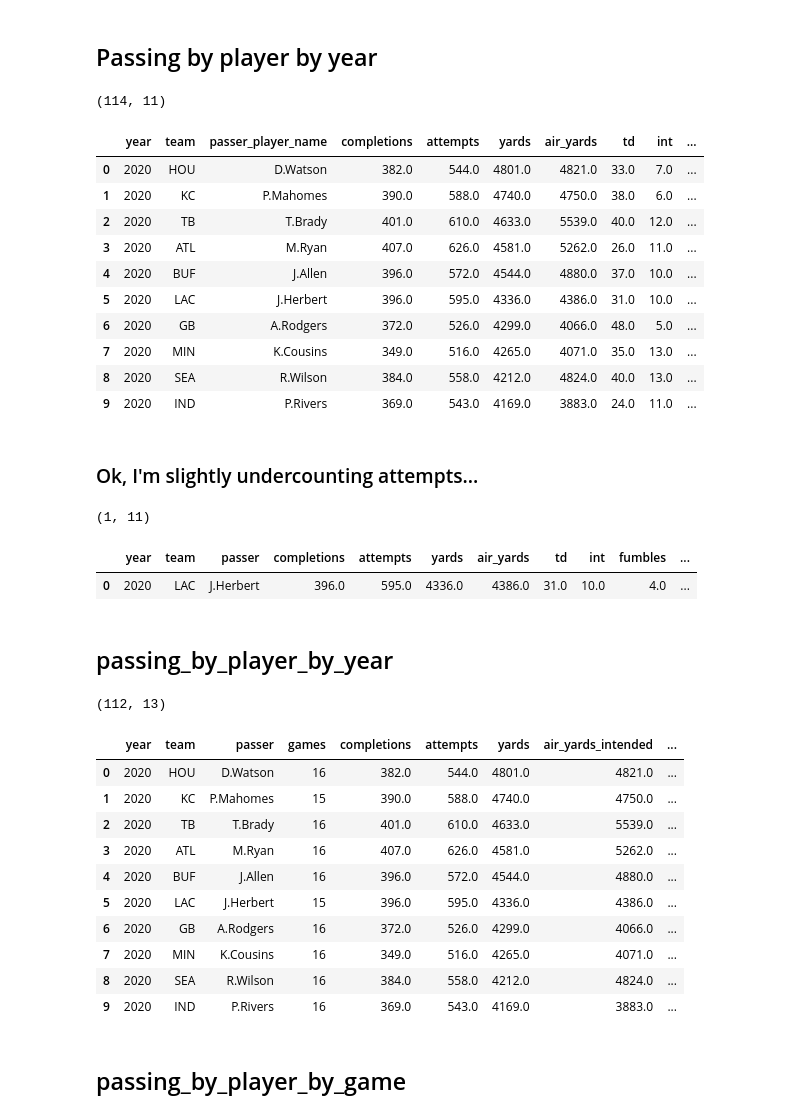
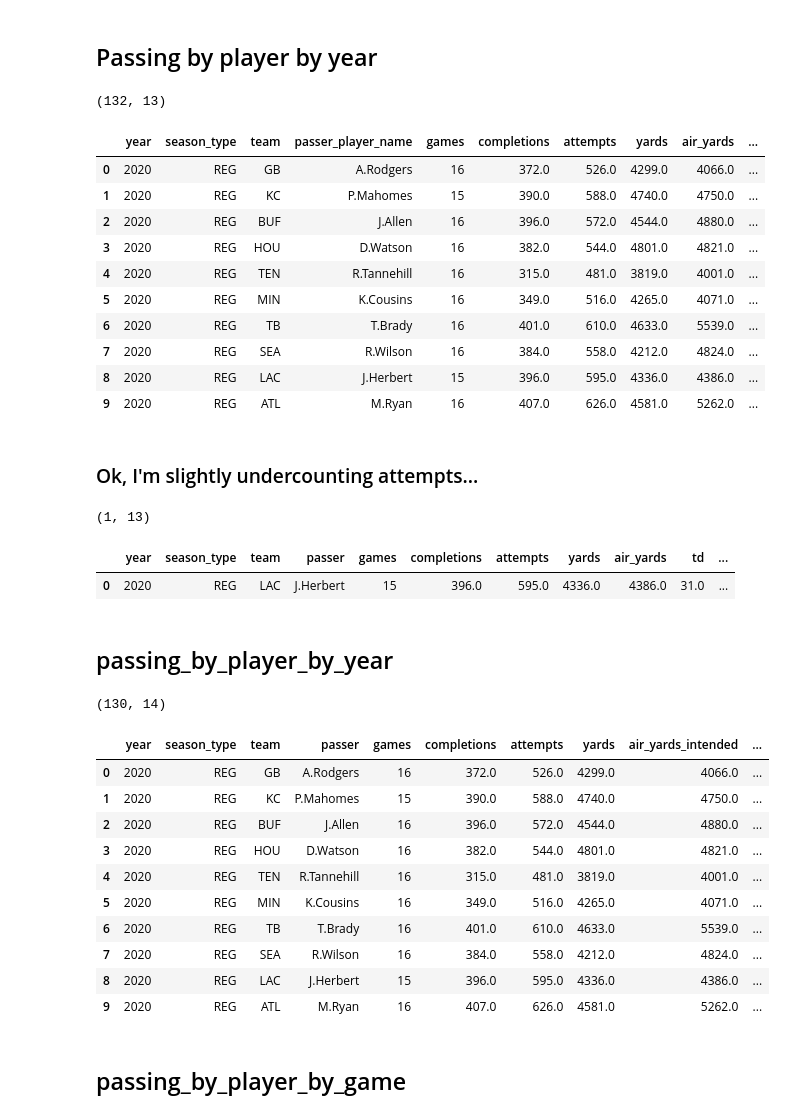
Before and after one commit to shind07/nfl-data, a Jupyter notebook: notebooks/passing.ipynb, the cells around one changed output. Drawn from its saved outputs; the diff is of its cells as text; code cells hidden in the pictures.

```diff
--- a/notebooks/passing.ipynb
+++ b/notebooks/passing.ipynb
@@ -324,8 +325,10 @@ need to count qb_spike!! When their is a qb spike, passer is None but passer_pal
 query = """
     SELECT
         year,
+        season_type,
         posteam AS team,
         passer_player_name,
+        COUNT(DISTINCT game_id) as games,
         SUM(complete_pass) AS completions,
         SUM(pass_attempt) AS attempts,
         SUM(yards_gained) AS yards,
@@ -341,35 +344,36 @@ query = """
         AND two_point_attempt = 0
         AND sack = 0
     GROUP BY
-        year, posteam, passer_player_name
+        year, posteam, passer_player_name, season_type
     ORDER BY
-        yards DESC
+        epa DESC
 """
 df_pass = pd.read_sql(query, db_conn)
 print(df_pass.shape)
 df_pass.head(10)
 # %% [output]
-(114, 11)
+(132, 13)
-|  | year | team | passer_player_name | completions | attempts | yards | air_yards | td | int | ... |
-| 0 | 2020 | HOU | D.Watson | 382.0 | 544.0 | 4801.0 | 4821.0 | 33.0 | 7.0 | ... |
-| 1 | 2020 | KC | P.Mahomes | 390.0 | 588.0 | 4740.0 | 4750.0 | 38.0 | 6.0 | ... |
-| 2 | 2020 | TB | T.Brady | 401.0 | 610.0 | 4633.0 | 5539.0 | 40.0 | 12.0 | ... |
-| 3 | 2020 | ATL | M.Ryan | 407.0 | 626.0 | 4581.0 | 5262.0 | 26.0 | 11.0 | ... |
-| 4 | 2020 | BUF | J.Allen | 396.0 | 572.0 | 4544.0 | 4880.0 | 37.0 | 10.0 | ... |
-| 5 | 2020 | LAC | J.Herbert | 396.0 | 595.0 | 4336.0 | 4386.0 | 31.0 | 10.0 | ... |
-| 6 | 2020 | GB | A.Rodgers | 372.0 | 526.0 | 4299.0 | 4066.0 | 48.0 | 5.0 | ... |
-| 7 | 2020 | MIN | K.Cousins | 349.0 | 516.0 | 4265.0 | 4071.0 | 35.0 | 13.0 | ... |
-| 8 | 2020 | SEA | R.Wilson | 384.0 | 558.0 | 4212.0 | 4824.0 | 40.0 | 13.0 | ... |
-| 9 | 2020 | IND | P.Rivers | 369.0 | 543.0 | 4169.0 | 3883.0 | 24.0 | 11.0 | ... |
+|  | year | season_type | team | passer_player_name | games | completions | attempts | yards | air_yards | ... |
+| 0 | 2020 | REG | GB | A.Rodgers | 16 | 372.0 | 526.0 | 4299.0 | 4066.0 | ... |
+| 1 | 2020 | REG | KC | P.Mahomes | 15 | 390.0 | 588.0 | 4740.0 | 4750.0 | ... |
+| 2 | 2020 | REG | BUF | J.Allen | 16 | 396.0 | 572.0 | 4544.0 | 4880.0 | ... |
+| 3 | 2020 | REG | HOU | D.Watson | 16 | 382.0 | 544.0 | 4801.0 | 4821.0 | ... |
+| 4 | 2020 | REG | TEN | R.Tannehill | 16 | 315.0 | 481.0 | 3819.0 | 4001.0 | ... |
+| 5 | 2020 | REG | MIN | K.Cousins | 16 | 349.0 | 516.0 | 4265.0 | 4071.0 | ... |
+| 6 | 2020 | REG | TB | T.Brady | 16 | 401.0 | 610.0 | 4633.0 | 5539.0 | ... |
+| 7 | 2020 | REG | SEA | R.Wilson | 16 | 384.0 | 558.0 | 4212.0 | 4824.0 | ... |
+| 8 | 2020 | REG | LAC | J.Herbert | 15 | 396.0 | 595.0 | 4336.0 | 4386.0 | ... |
+| 9 | 2020 | REG | ATL | M.Ryan | 16 | 407.0 | 626.0 | 4581.0 | 5262.0 | ... |
 # %% [markdown]
 ### Ok, I'm slightly undercounting attempts...
 # %%
 query = """
     SELECT
         year,
+        season_type,
         posteam AS team,
         passer,
-        -- passer_player_name,
+        COUNT(DISTINCT game_id) as games,
         SUM(complete_pass) AS completions,
         SUM(pass_attempt) AS attempts,
         SUM(yards_gained) AS yards,
@@ -387,7 +391,7 @@ query = """
         AND (passer = 'J.Herbert' or passer_player_name = 'J.Herbert')
 
     GROUP BY
-        year, posteam, passer --, passer_player_name
+        year, posteam, passer, season_type
     ORDER BY
         yards DESC
 """
@@ -395,51 +399,52 @@ df_pass = pd.read_sql(query, db_conn)
 print(df_pass.shape)
 df_pass.head(20)
 # %% [output]
-(1, 11)
+(1, 13)
-|  | year | team | passer | completions | attempts | yards | air_yards | td | int | fumbles | ... |
-| 0 | 2020 | LAC | J.Herbert | 396.0 | 595.0 | 4336.0 | 4386.0 | 31.0 | 10.0 | 4.0 | ... |
+|  | year | season_type | team | passer | games | completions | attempts | yards | air_yards | td | ... |
+| 0 | 2020 | REG | LAC | J.Herbert | 15 | 396.0 | 595.0 | 4336.0 | 4386.0 | 31.0 | ... |
 # %% [markdown]
 ## passing_by_player_by_year
 # %%
 query = """
     SELECT
         year,
+        season_type,
         posteam AS team,
         passer,
-        COUNT(DISTINCT week) as games,
+        COUNT(DISTINCT game_id) as games,
         SUM(complete_pass) AS completions,
         SUM(pass_attempt) AS attempts,
         SUM(yards_gained) AS yards,
         SUM(air_yards) AS air_yards_intended,
         SUM(CASE WHEN complete_pass = 1 THEN air_yards ELSE 0 END) AS air_yards_completed,
         SUM(pass_touchdown) AS td,
         SUM(interception) as int,
         SUM(fumble) as fumbles,
         SUM(epa) AS epa
     FROM
         play_by_play_enriched
     WHERE
         (play_type = 'pass' or play_type = 'qb_spike')
         AND two_point_attempt = 0
         AND sack = 0
     GROUP BY
-        year, posteam, passer
+        year, posteam, passer, season_type
     ORDER BY
-        yards DESC
+        epa DESC
 """
 df_pass = pd.read_sql(query, db_conn)
 print(df_pass.shape)
 df_pass.head(10)
 # %% [output]
-(112, 13)
+(130, 14)
-|  | year | team | passer | games | completions | attempts | yards | air_yards_intended | ... |
-| 0 | 2020 | HOU | D.Watson | 16 | 382.0 | 544.0 | 4801.0 | 4821.0 | ... |
-| 1 | 2020 | KC | P.Mahomes | 15 | 390.0 | 588.0 | 4740.0 | 4750.0 | ... |
-| 2 | 2020 | TB | T.Brady | 16 | 401.0 | 610.0 | 4633.0 | 5539.0 | ... |
-| 3 | 2020 | ATL | M.Ryan | 16 | 407.0 | 626.0 | 4581.0 | 5262.0 | ... |
-| 4 | 2020 | BUF | J.Allen | 16 | 396.0 | 572.0 | 4544.0 | 4880.0 | ... |
-| 5 | 2020 | LAC | J.Herbert | 15 | 396.0 | 595.0 | 4336.0 | 4386.0 | ... |
-| 6 | 2020 | GB | A.Rodgers | 16 | 372.0 | 526.0 | 4299.0 | 4066.0 | ... |
-| 7 | 2020 | MIN | K.Cousins | 16 | 349.0 | 516.0 | 4265.0 | 4071.0 | ... |
-| 8 | 2020 | SEA | R.Wilson | 16 | 384.0 | 558.0 | 4212.0 | 4824.0 | ... |
-| 9 | 2020 | IND | P.Rivers | 16 | 369.0 | 543.0 | 4169.0 | 3883.0 | ... |
+|  | year | season_type | team | passer | games | completions | attempts | yards | air_yards_intended | ... |
+| 0 | 2020 | REG | GB | A.Rodgers | 16 | 372.0 | 526.0 | 4299.0 | 4066.0 | ... |
+| 1 | 2020 | REG | KC | P.Mahomes | 15 | 390.0 | 588.0 | 4740.0 | 4750.0 | ... |
+| 2 | 2020 | REG | BUF | J.Allen | 16 | 396.0 | 572.0 | 4544.0 | 4880.0 | ... |
+| 3 | 2020 | REG | HOU | D.Watson | 16 | 382.0 | 544.0 | 4801.0 | 4821.0 | ... |
+| 4 | 2020 | REG | TEN | R.Tannehill | 16 | 315.0 | 481.0 | 3819.0 | 4001.0 | ... |
+| 5 | 2020 | REG | MIN | K.Cousins | 16 | 349.0 | 516.0 | 4265.0 | 4071.0 | ... |
+| 6 | 2020 | REG | TB | T.Brady | 16 | 401.0 | 610.0 | 4633.0 | 5539.0 | ... |
+| 7 | 2020 | REG | SEA | R.Wilson | 16 | 384.0 | 558.0 | 4212.0 | 4824.0 | ... |
+| 8 | 2020 | REG | LAC | J.Herbert | 15 | 396.0 | 595.0 | 4336.0 | 4386.0 | ... |
+| 9 | 2020 | REG | ATL | M.Ryan | 16 | 407.0 | 626.0 | 4581.0 | 5262.0 | ... |
```
Also changed, not shown: parts of 6 cells of this notebook, 5 other files.
